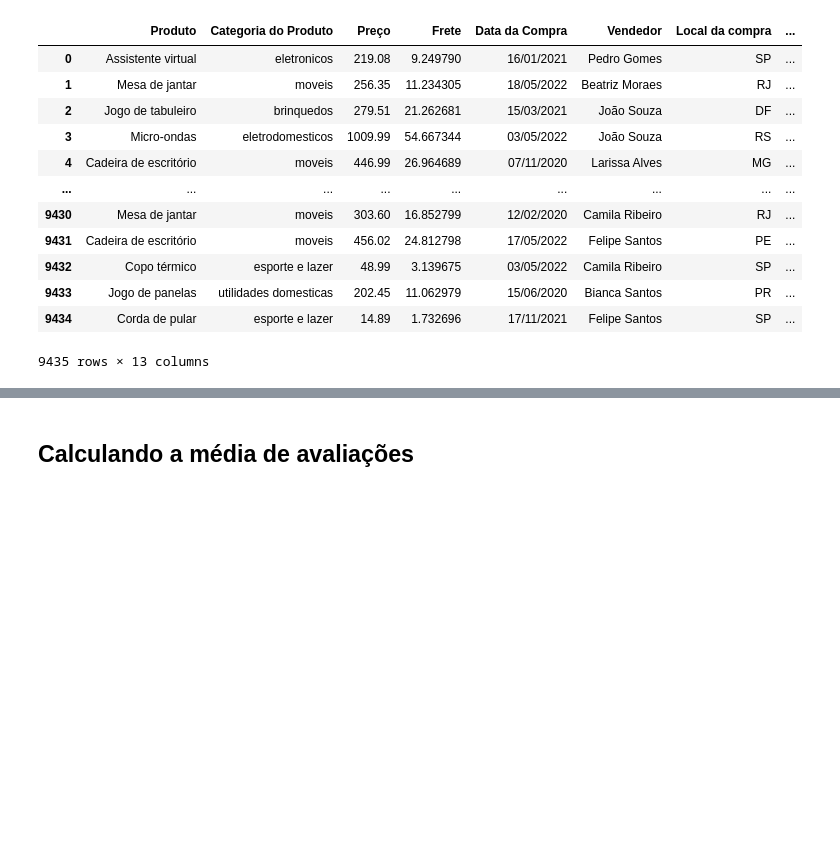
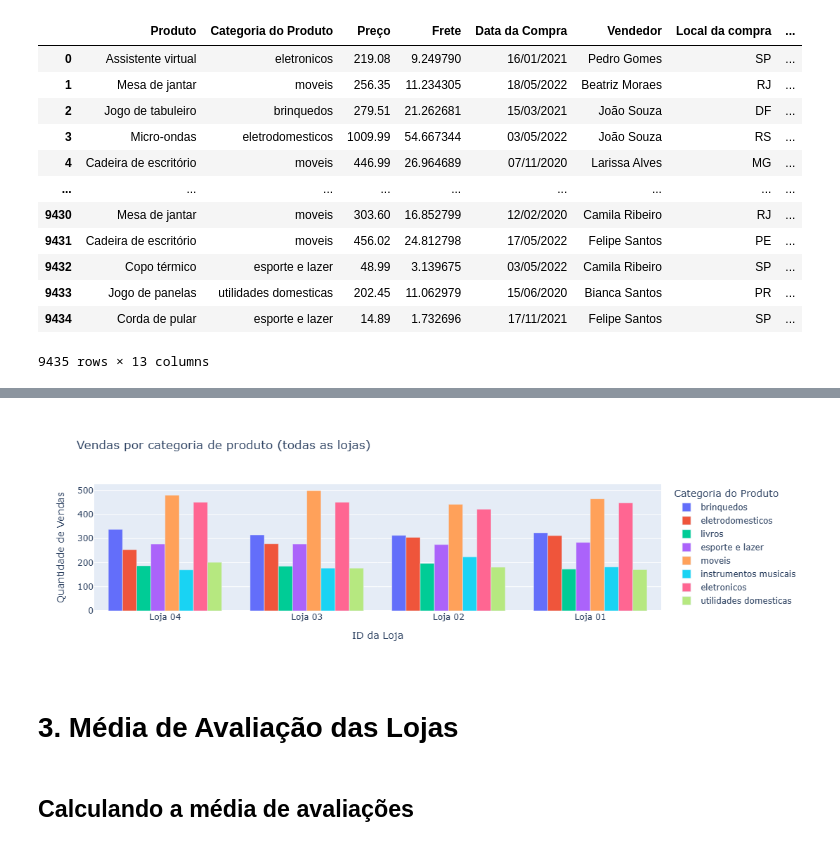
Before and after one commit to louuispy/Challenge-Alura-Store-BR, a Jupyter notebook: AluraStoreBrasil.ipynb, the cells around one changed output, grey strips where cells are left out. Cells and saved outputs as stored; diff of their text form; code cells hidden in the pictures; blank space fills up the shorter version.

Commit message:
Update Sales by category chart

```diff
--- a/AluraStoreBrasil.ipynb
+++ b/AluraStoreBrasil.ipynb
@@ -471,0 +336,3 @@ lojas
+# %%
+vendas_categoria_lojas = lojas.groupby('Categoria do Produto')[['ID da Loja']].value_counts().reset_index(name='Quantidade de vendas').sort_values(by='ID da Loja', ascending=False)
+vendas_categoria_lojas
@@ -472,3 +362,19 @@ lojas
+# %%
+fig = px.bar(vendas_categoria_lojas,
+             x='ID da Loja',
+             y='Quantidade de vendas',
+             color='Categoria do Produto',
+             barmode='group',
+             title='Vendas por categoria de produto (todas as lojas)'
+            )
+
+fig.update_yaxes(title_text='Quantidade de Vendas')
+
+fig.show()
+# %% [output]
+[figure, added]
+# %% [markdown]
+# 3. Média de Avaliação das Lojas
 # %% [markdown]
 ## Calculando a média de avaliações
 # %%
```
Also changed, not shown: parts of 32 cells of this notebook.
